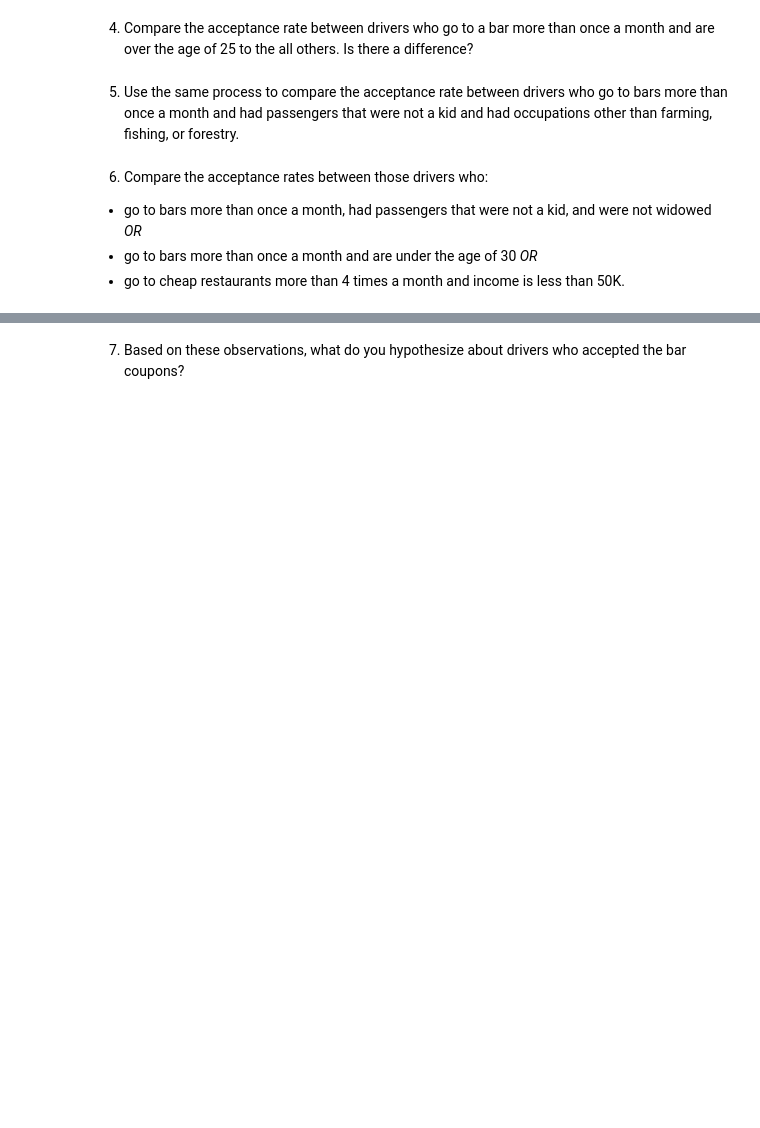
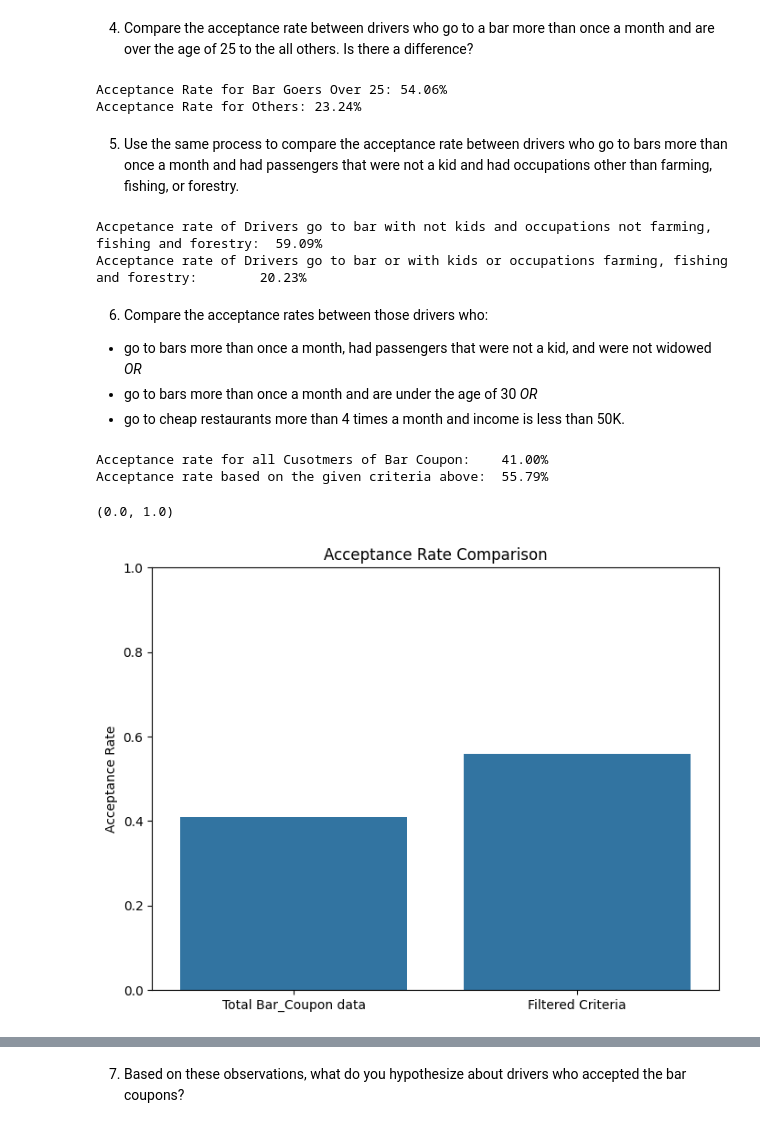
Before and after one commit to shivaallala/Customer_Coupon, a Jupyter notebook: prompt.ipynb, the cells around one changed output, grey strips where cells are left out. Saved outputs shown, nothing was run; the diff lists cells and outputs as text; code cells hidden in the pictures; blank space fills up the shorter version.

```diff
--- a/prompt.ipynb
+++ b/prompt.ipynb
@@ -218,10 +270,74 @@ print(str(round(Bar_coupons_accepted_rate * 100, 2))+ "% of bar coupons were acc
 # %% [markdown]
 4. Compare the acceptance rate between drivers who go to a bar more than once a month and are over the age of 25 to the all others.  Is there a difference?
+# %%
+bar_goers_over25 = bar_coupons[(bar_coupons['Bar'] != 'never') & (bar_coupons['age'] > '25')]  #Customers who go to the bar and are above 25 years
+others = bar_coupons[(bar_coupons['Bar'] == 'never') & (bar_coupons['age'] < '25')]            #Customers who never go to the bar and below 25 years.
+
+accept_rate_bar_goers_over25 = bar_goers_over25['Y'].mean()                                    #Acceptance rate of Customers who go to the bar and are above 25 years
+accept_rate_others = others['Y'].mean()                                                        #Acceptance rate of Customers who never go to the bar and below 25 years.
+
+print(f"Acceptance Rate for Bar Goers Over 25: {accept_rate_bar_goers_over25:.2%}" + f"\nAcceptance Rate for Others: {accept_rate_others:.2%}")
+# %% [output]
+Acceptance Rate for Bar Goers Over 25: 54.06%
+Acceptance Rate for Others: 23.24%
 # %% [markdown]
 5. Use the same process to compare the acceptance rate between drivers who go to bars more than once a month and had passengers that were not a kid and had occupations other than farming, fishing, or forestry.
+# %%
+bar_goers_wkid_farmFishForestry = bar_coupons[(bar_coupons['Bar'] != 'never') &                                        # Drivers who go to the bar with passengers who are not kids and had occupations other than farming, fishing and forestry.
+                                              (bar_coupons['passanger'] != 'Kids') &
+                                              (~bar_coupons['occupation'].isin(['Farming Fishing & Forestry']))]
+
+bar_goers_other_passenger_occupations = bar_coupons[(bar_coupons['Bar'] == 'never') |                                  # Drivers who never go to the bar or passengers who are kids or had occupations farming, fishing and forestry.
+                                              (bar_coupons['passanger'] == 'Kids') |
+                                              (bar_coupons['occupation'].isin(['Farming Fishing & Forestry']))]
+
+accept_rate_bar_goers_wkid_farmFishForestry = bar_goers_wkid_farmFishForestry['Y'].mean()                              # Accpetance rate of Drivers who go to the bar with passengers who are not kids and had occupations other than farming, fishing and forestry.
+accept_rate_other_passenger_occupations = bar_goers_other_passenger_occupations['Y'].mean()                            # Acceptance rate of Drivers who never go to the bar or passengers who are kids or had occupations farming, fishing and forestry.
+
+print(f"Accpetance rate of Drivers go to bar with not kids and occupations not farming, fishing and forestry: {accept_rate_bar_goers_wkid_farmFishForestry: .2%}"
+      f"\nAcceptance rate of Drivers go to bar or with kids or occupations farming, fishing and forestry:       {accept_rate_other_passenger_occupations: .2%}")
+# %% [output]
+Accpetance rate of Drivers go to bar with not kids and occupations not farming, fishing and forestry:  59.09%
+Acceptance rate of Drivers go to bar or with kids or occupations farming, fishing and forestry:        20.23%
 # %% [markdown]
 6. Compare the acceptance rates between those drivers who:
 
 - go to bars more than once a month, had passengers that were not a kid, and were not widowed *OR*
 - go to bars more than once a month and are under the age of 30 *OR*
 - go to cheap restaurants more than 4 times a month and income is less than 50K.
+# %%
+criteria1 = (                                                                           #Defining the conditions above to create a filtered data subset
+    (data['Bar'] != 'never') &
+    (data['passanger'] != 'Kids') &
+    (data['maritalStatus'] != 'Widowed')
+)
+
+criteria2 = (
+    (data['Bar'] != 'never') &
+    (data['age'] < '30')
+)
+
+criteria3 = (
+    (data['RestaurantLessThan20'].isin(['4~8','gt8'])) &
+    (data['income'].isin(['$12500 - $24999', '$25000 - $37499', '$37500 - $49999']))
+)
+
+filtered_data = bar_coupons[criteria1 | criteria2 | criteria3]
+
+acceptance_rate_filtered = filtered_data['Y'].mean()
+accept_rate_bar_coupon = bar_coupons['Y'].mean()
+
+print(f"\nAcceptance rate for all Cusotmers of Bar Coupon:   {accept_rate_bar_coupon: .2%}" + f"\nAcceptance rate based on the given criteria above: {acceptance_rate_filtered: .2%}\n" )
+# %% [output]
+Acceptance rate for all Cusotmers of Bar Coupon:    41.00%
+Acceptance rate based on the given criteria above:  55.79%
+# %%
+plt.figure(figsize=(8, 6))
+sns.barplot(x=['Total Bar_Coupon data', 'Filtered Criteria'],
+            y=[accept_rate_bar_coupon, acceptance_rate_filtered])  #Visually representing the coupon acceptance rate between the criteria and the total acceptanc rate.
+plt.title('Acceptance Rate Comparison')
+plt.ylabel('Acceptance Rate')
+plt.ylim(0, 1)  # Set y-axis limit to 0-1 for percentage
+# %% [output]
+(0.0, 1.0)
+[figure, added]
```
Also changed, not shown: parts of 13 cells of this notebook.
